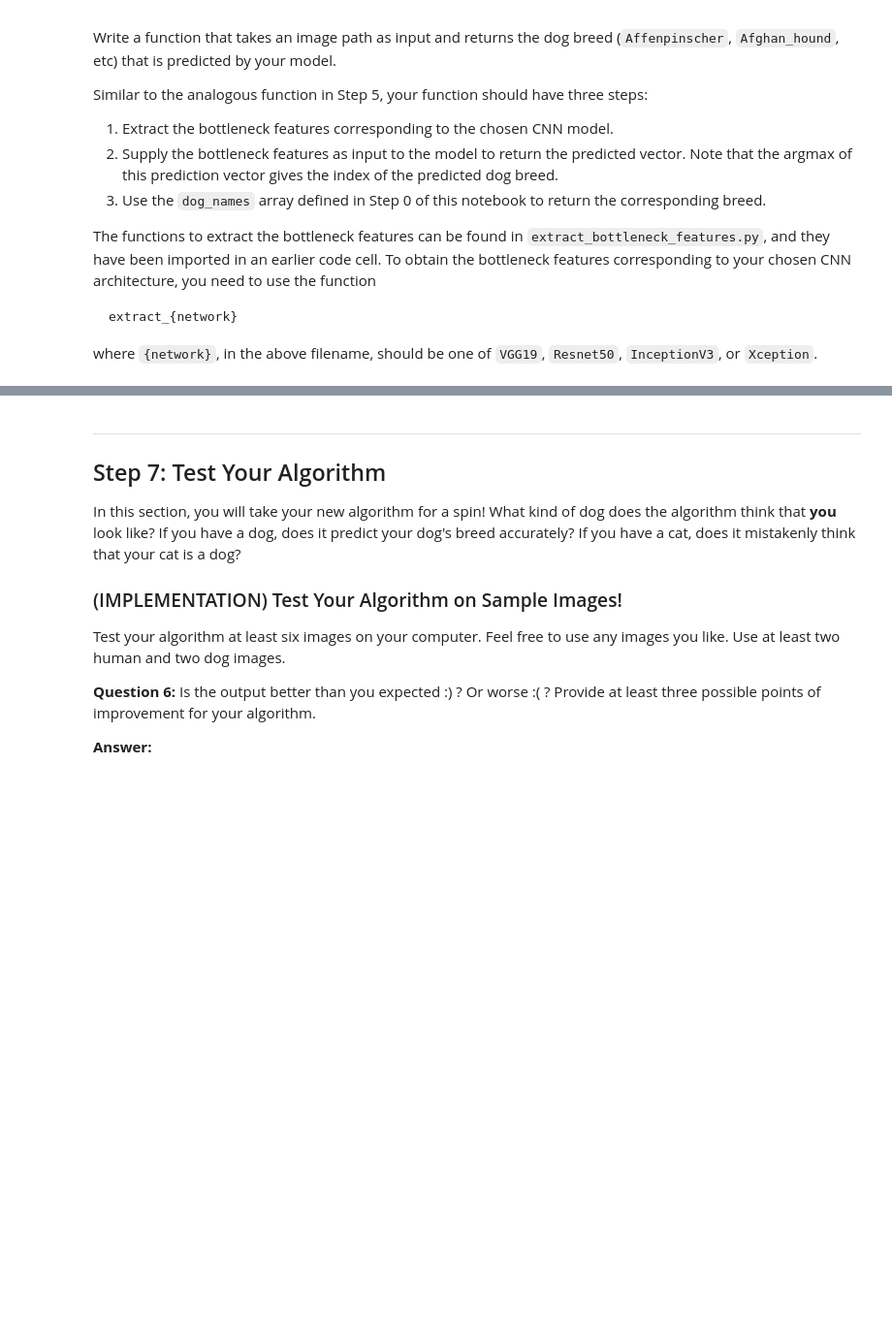
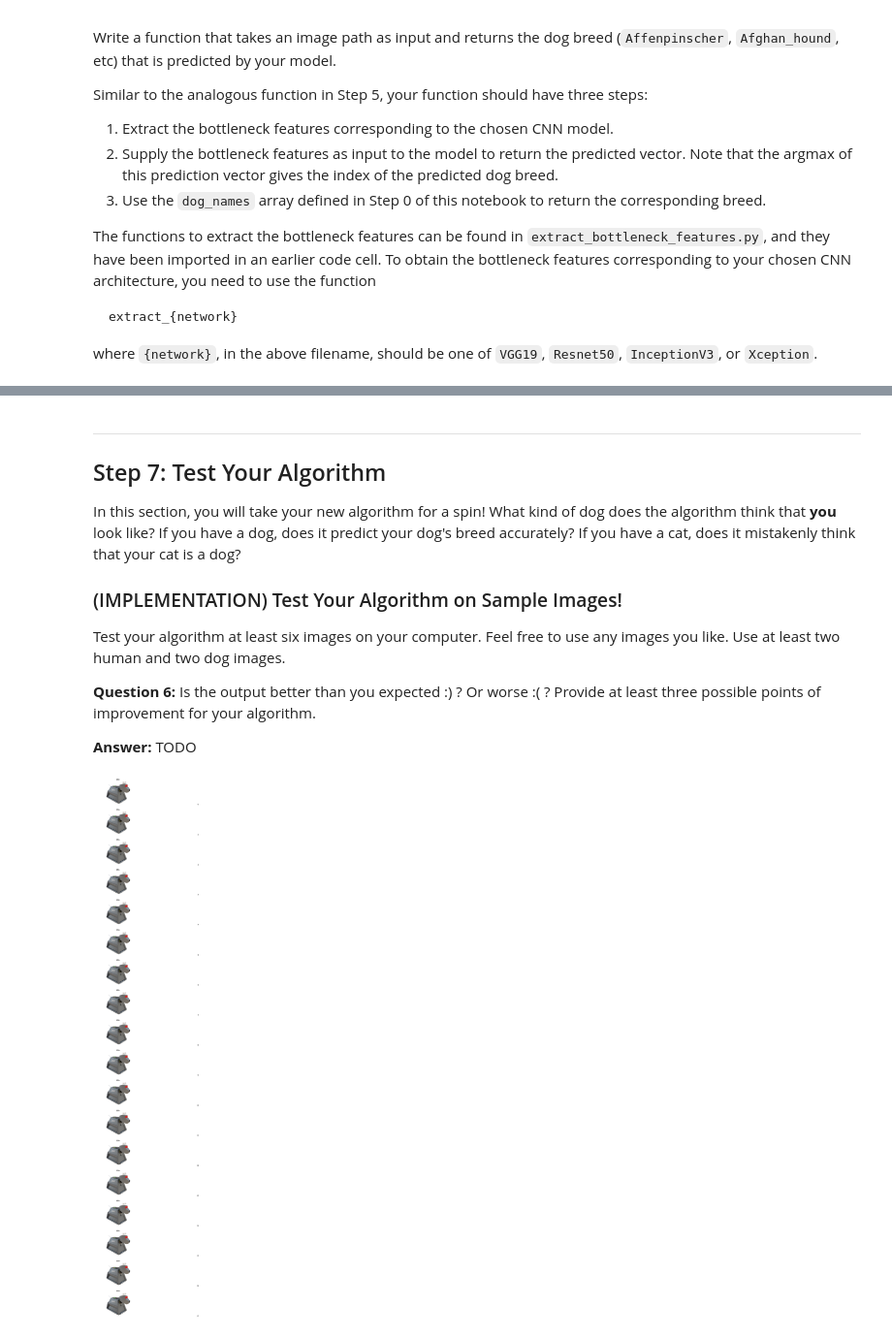
Before and after one commit to chrisbodhi/dog-project, a Jupyter notebook: dog_app.ipynb, the cells around one changed output, grey strips where cells are left out. Shown at 97% size. Drawn from its saved outputs; the diff is of its cells as text; code cells hidden in the pictures; blank space fills up the shorter version.

Commit message:
Nearly complete. Two-column final answer is close to complete.

```diff
--- a/dog_app.ipynb
+++ b/dog_app.ipynb
@@ -779,4 +913,4 @@ Test your algorithm at least six images on your computer.  Feel free to use any
 
 __Question 6:__ Is the output better than you expected :) ?  Or worse :( ?  Provide at least three possible points of improvement for your algorithm.
 
-__Answer:__
+__Answer:__ TODO
@@ -786,0 +917,73 @@ __Answer:__
+# %%
+# %%notify
+
+## TODO: Execute your algorithm from Step 6 on
+## at least 6 images on your computer.
+## Feel free to use as many code cells as needed.
+
+### Not yet done.
+
+import matplotlib.patches as patches
+import matplotlib.pyplot as plt
+from PIL import Image
+
+
+filenames = [
+    'Brittany_02625.jpg',
+    'ricky.jpg',
+    'pro_me.jpg',
+    'tom_hardy.jpg',
+    'war_dog.jpg',
+    'great_dane.jpg',
+    'siberian_husky.jpg',
+    'cocker_spaniel.jpg',
+    'beyonce.jpg',
+    'princess-nokia.jpg',
+    'missy-elliott.jpg',
+    'octavia-butler.jpg',
+    'michelle-obama.jpg',
+    'bell-hooks.jpg',
+    'alexis.jpg',
+    'english_toy_spaniel.jpg',
+    'k9.jpg',
+    'choc_lab.jpg'
+]
+
+
+fig, axes = plt.subplots(nrows=len(filenames), ncols=2, figsize=(50,50))
+
+
+image = Image.open('images/%s' % 'k9.jpg')
+image.thumbnail((128, 128))
+
+for ind, ax in enumerate(axes):
+    axes[ind][0].set_title('title')
+    axes[ind][0].imshow(image)
+    axes[ind][0].set_axis_off()
+
+    axes[ind][1].text(0, 0,ind,ha='center',va='center')
+    axes[ind][1].set_axis_off()
+
+fig.tight_layout()
+# plt.show() # is this even necessary?
+
+#     image = Image.open('images/%s' % 'k9.jpg')
+#     image.thumbnail((128, 128))
+
+
+# for ind, file in enumerate(filenames):
+#     image = Image.open('images/%s' % file)
+#     image.thumbnail((128, 128))
+
+#     patch = patches.Circle((64, 64), radius=64) #, transform=axies.transData)
+#     image.set_clip_path(patch)
+#     axies[ind][0].set_axis_off()
+#     axies[ind][0].imshow(image)
+#     axies[ind][0].set_title('yo')
+
+# for file in filenames:
+#     output = main('resnet50', 'images/%s' % file)
+#     print('%s: %s' % (file, output))
+#     print('\n--------------\n')
+# %% [output]
+[figure, added]
```
Also changed, not shown: parts of 19 cells of this notebook.
